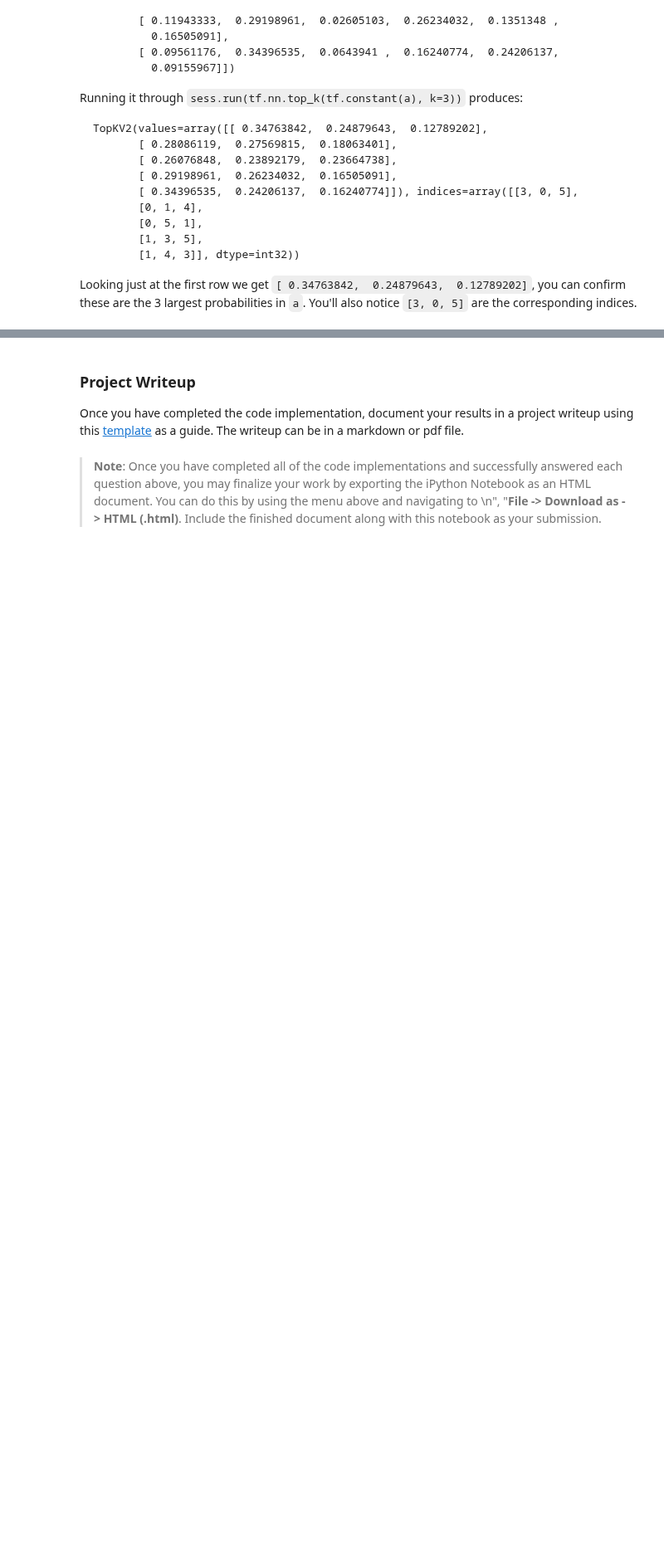
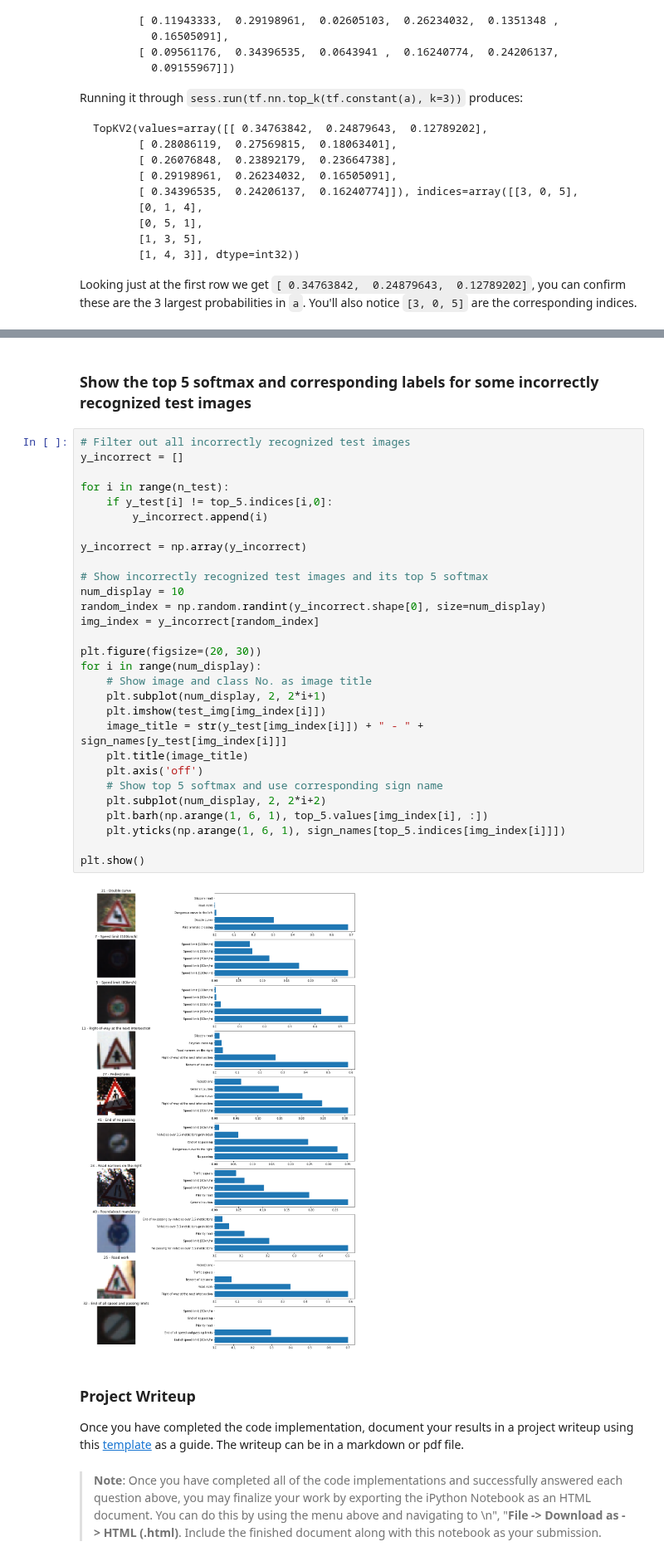
Before and after one commit to WangYuanMike/CarND-Traffic-Sign-Classifier-Project, a Jupyter notebook: Traffic_Sign_Classifier.ipynb, the cells around one changed output, grey strips where cells are left out. Shown at 83% size. Saved outputs shown, nothing was run; the diff lists cells and outputs as text; blank space fills up the shorter version.

```diff
--- a/Traffic_Sign_Classifier.ipynb
+++ b/Traffic_Sign_Classifier.ipynb
@@ -640 +641,34 @@ Looking just at the first row we get `[ 0.34763842,  0.24879643,  0.12789202]`,
+# %% [markdown]
+### Show the top 5 softmax and corresponding labels for some incorrectly recognized test images
+# %%
+# Filter out all incorrectly recognized test images
+y_incorrect = []
+
+for i in range(n_test):
+    if y_test[i] != top_5.indices[i,0]:
+        y_incorrect.append(i)
+
+y_incorrect = np.array(y_incorrect)
+
+# Show incorrectly recognized test images and its top 5 softmax
+num_display = 10
+random_index = np.random.randint(y_incorrect.shape[0], size=num_display)
+img_index = y_incorrect[random_index]
+
+plt.figure(figsize=(20, 30))
+for i in range(num_display):
+    # Show image and class No. as image title
+    plt.subplot(num_display, 2, 2*i+1)
+    plt.imshow(test_img[img_index[i]])
+    image_title = str(y_test[img_index[i]]) + " - " + sign_names[y_test[img_index[i]]]
+    plt.title(image_title)
+    plt.axis('off')
+    # Show top 5 softmax and use corresponding sign name
+    plt.subplot(num_display, 2, 2*i+2)
+    plt.barh(np.arange(1, 6, 1), top_5.values[img_index[i], :])
+    plt.yticks(np.arange(1, 6, 1), sign_names[top_5.indices[img_index[i]]])
+
+plt.show()
+# %% [output]
+[figure, added]
 # %% [markdown]
```
Also changed, not shown: parts of 13 cells of this notebook.
